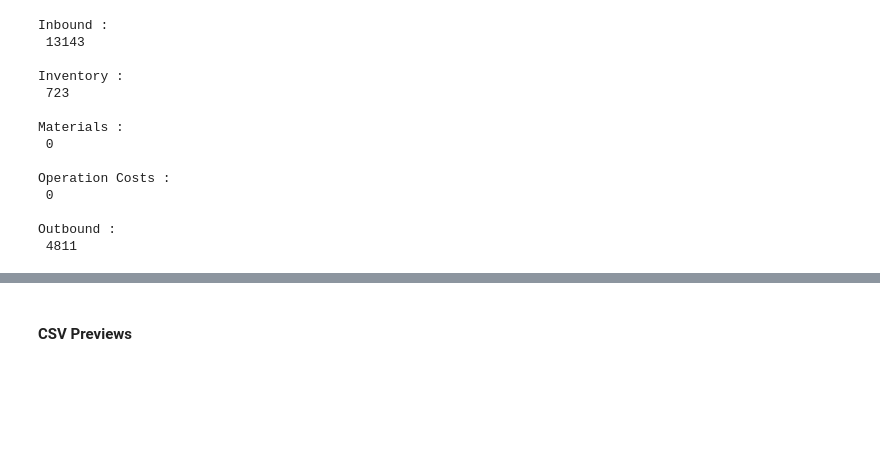
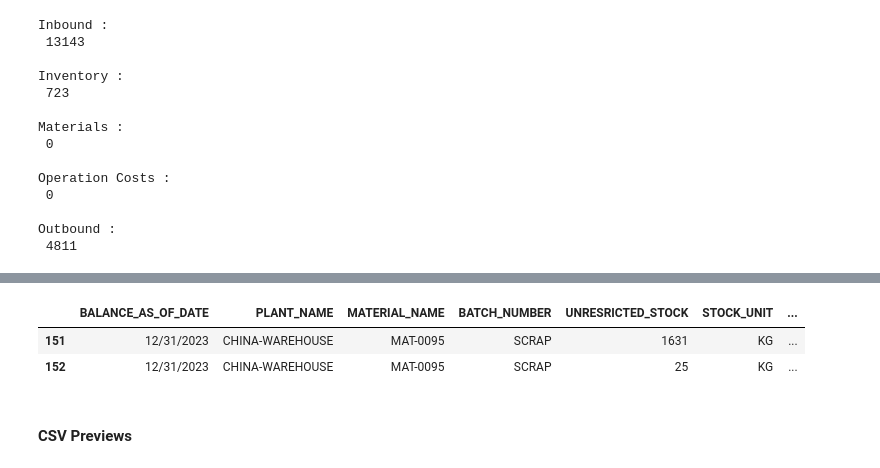
Before and after one commit to KatieMarsh/EM_Bootcathon2025, a Jupyter notebook: EDA.ipynb, the cells around one changed output, grey strips where cells are left out. Cells and saved outputs as stored; diff of their text form; code cells hidden in the pictures; blank space fills up the shorter version.

```diff
--- a/EDA.ipynb
+++ b/EDA.ipynb
@@ -102,6 +102,15 @@ Inventory 1 zero:
 
 Inventory 2 zeroes:
  99
+# %%
+# Check primary key
+inventory_pk = inventory_df[['BALANCE_AS_OF_DATE','PLANT_NAME', 'MATERIAL_NAME', 'BATCH_NUMBER']]
+inventory_pk[inventory_pk.duplicated(keep=False)]
+inventory_df.iloc[[151, 152]]
+# %% [output]
+|  | BALANCE_AS_OF_DATE | PLANT_NAME | MATERIAL_NAME | BATCH_NUMBER | UNRESRICTED_STOCK | STOCK_UNIT | ... |
+| 151 | 12/31/2023 | CHINA-WAREHOUSE | MAT-0095 | SCRAP | 1631 | KG | ... |
+| 152 | 12/31/2023 | CHINA-WAREHOUSE | MAT-0095 | SCRAP | 25 | KG | ... |
 # %% [markdown]
 #### CSV Previews
 # %%
```
Also changed, not shown: parts of 2 cells of this notebook.
